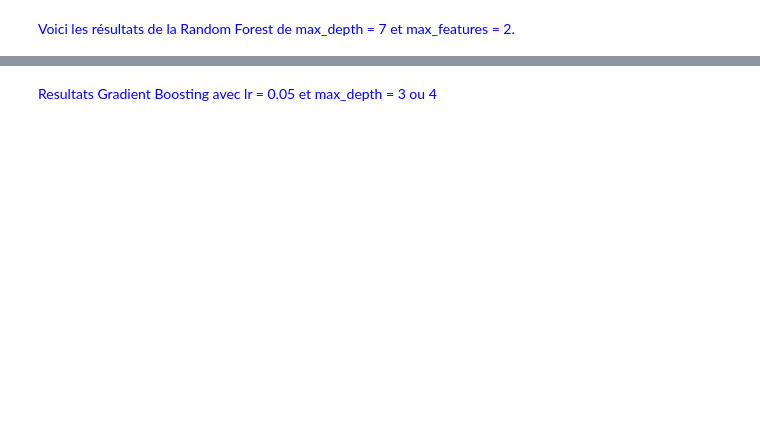
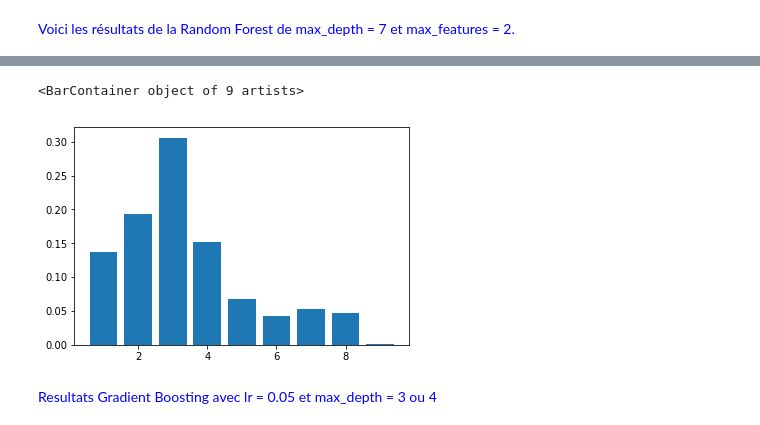
Before and after one commit to tristanpiedra/Projet_ML_football_passes, a Jupyter notebook: Untitled.ipynb, the cells around one changed output, grey strips where cells are left out. Cells and saved outputs as stored; diff of their text form; code cells hidden in the pictures; blank space fills up the shorter version.

Commit message:
Visualisation

```diff
--- a/Untitled.ipynb
+++ b/Untitled.ipynb
@@ -59,3 +59,8 @@ array([[0.09460517, 0.25283989, 0.22194854, 0.21026071, 0.06576116,
+# %%
+plt.bar(range(1,10),z[4])
+# %% [output]
+<BarContainer object of 9 artists>
+[figure, added]
 # %% [markdown]
 <font color = 'blue'>
 Resultats Gradient Boosting avec lr = 0.05 et max_depth = 3 ou 4
```
Also changed, not shown: parts of 20 cells of this notebook, 10 other files.
